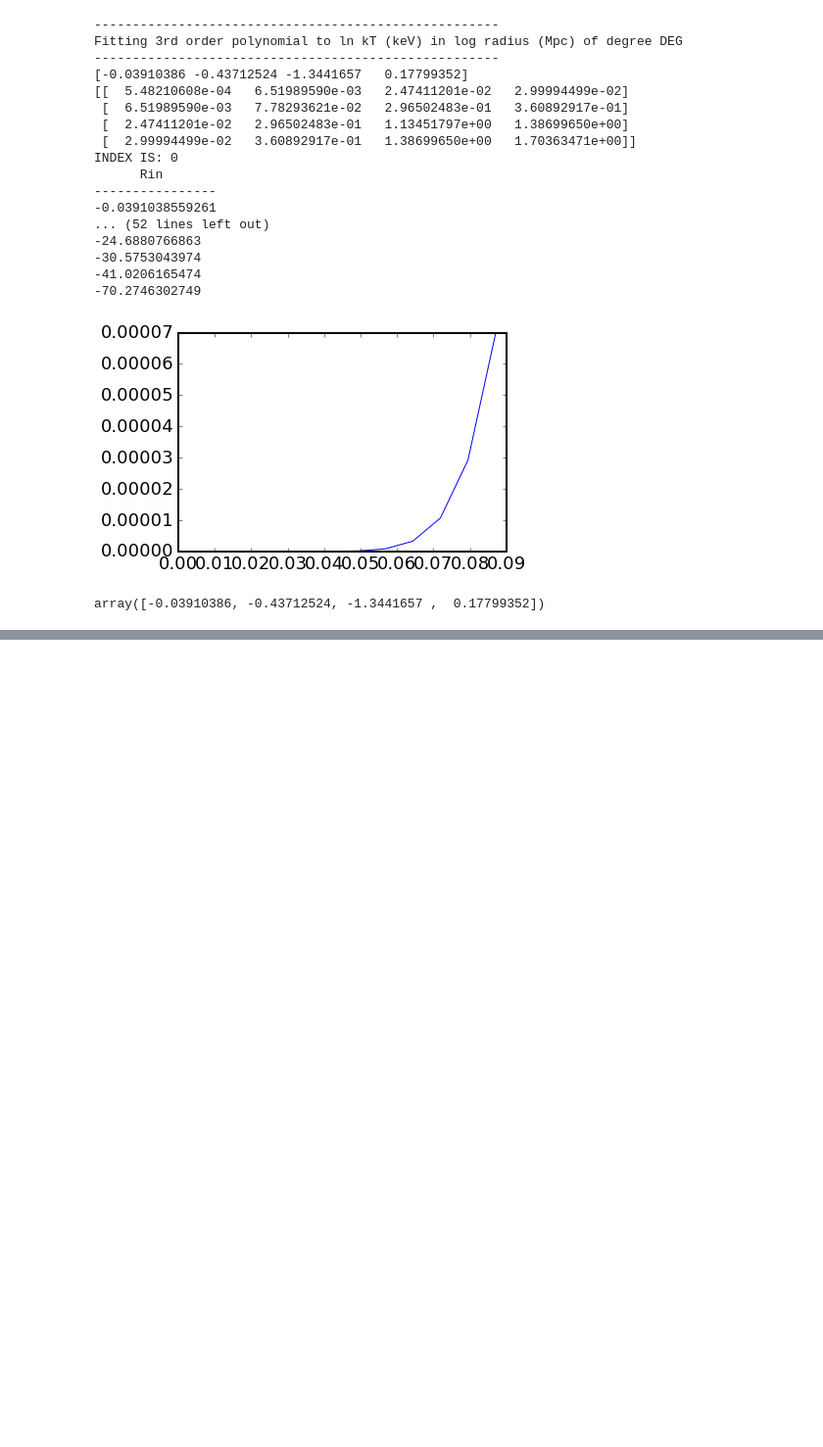
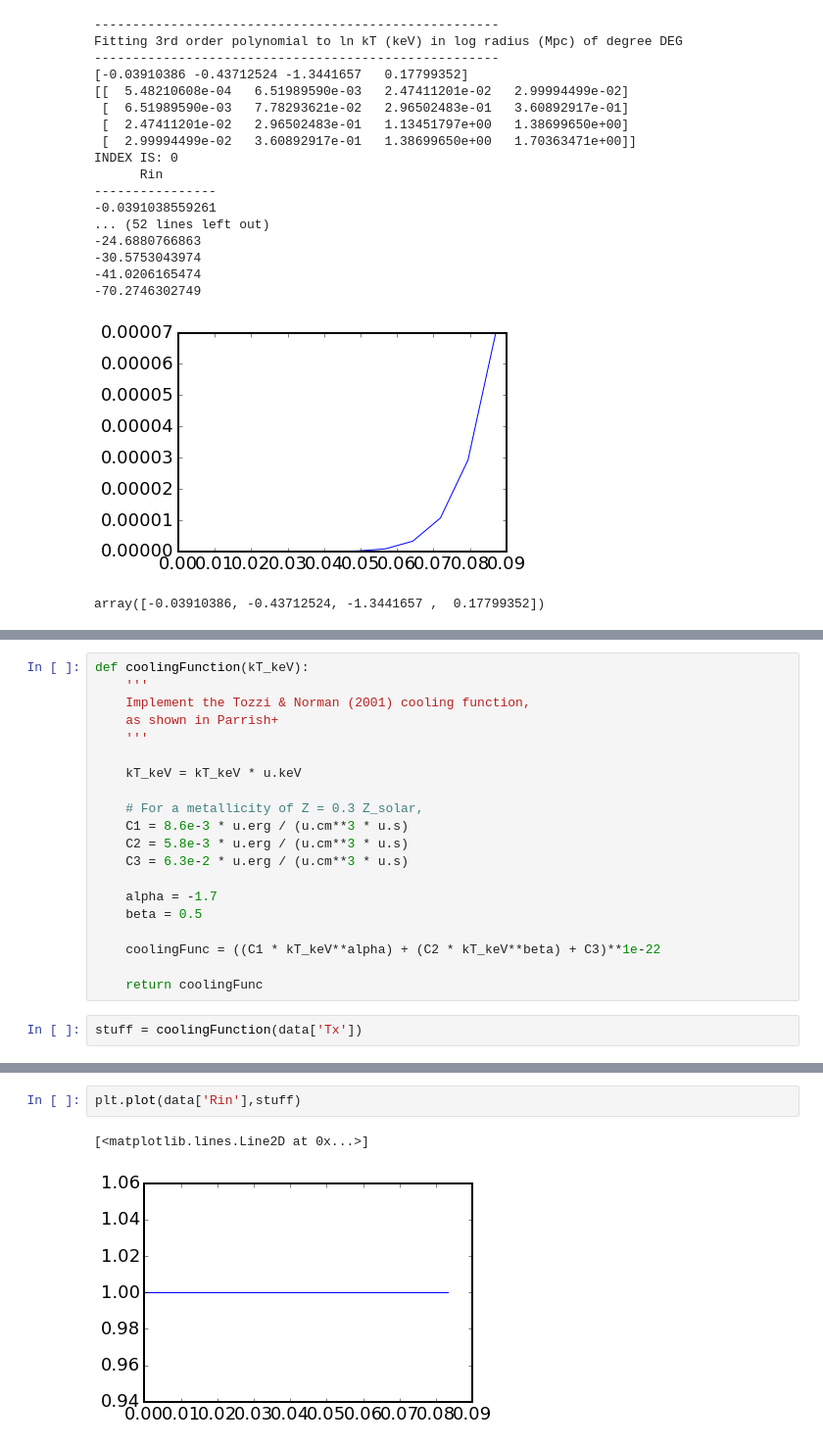
Before and after one commit to granttremblay/RainMaker, a Jupyter notebook: rainmaker_development_helper.ipynb, the cells around one changed output, grey strips where cells are left out. Shown at 98% size. Saved outputs shown, nothing was run; the diff lists cells and outputs as text; blank space fills up the shorter version.

Commit message:
Adding cooling function

```diff
--- a/rainmaker_development_helper.ipynb
+++ b/rainmaker_development_helper.ipynb
@@ -149,0 +148,22 @@ array([-0.03910386, -0.43712524, -1.3441657 ,  0.17799352])
+# %%
+def coolingFunction(kT_keV):
+    '''
+    Implement the Tozzi & Norman (2001) cooling function,
+    as shown in Parrish+
+    '''
+
+    kT_keV = kT_keV * u.keV
+
+    # For a metallicity of Z = 0.3 Z_solar,
+    C1 = 8.6e-3 * u.erg / (u.cm**3 * u.s)
+    C2 = 5.8e-3 * u.erg / (u.cm**3 * u.s)
+    C3 = 6.3e-2 * u.erg / (u.cm**3 * u.s)
+
+    alpha = -1.7
+    beta = 0.5
+
+    coolingFunc = ((C1 * kT_keV**alpha) + (C2 * kT_keV**beta) + C3)**1e-22
+
+    return coolingFunc
+# %%
+stuff = coolingFunction(data['Tx'])
@@ -149,0 +192,5 @@ array([-0.03910386, -0.43712524, -1.3441657 ,  0.17799352])
+# %%
+plt.plot(data['Rin'],stuff)
+# %% [output]
+[<matplotlib.lines.Line2D at 0x...>]
+[figure, added]
```
Also changed, not shown: parts of 12 cells of this notebook, 1 other file.
